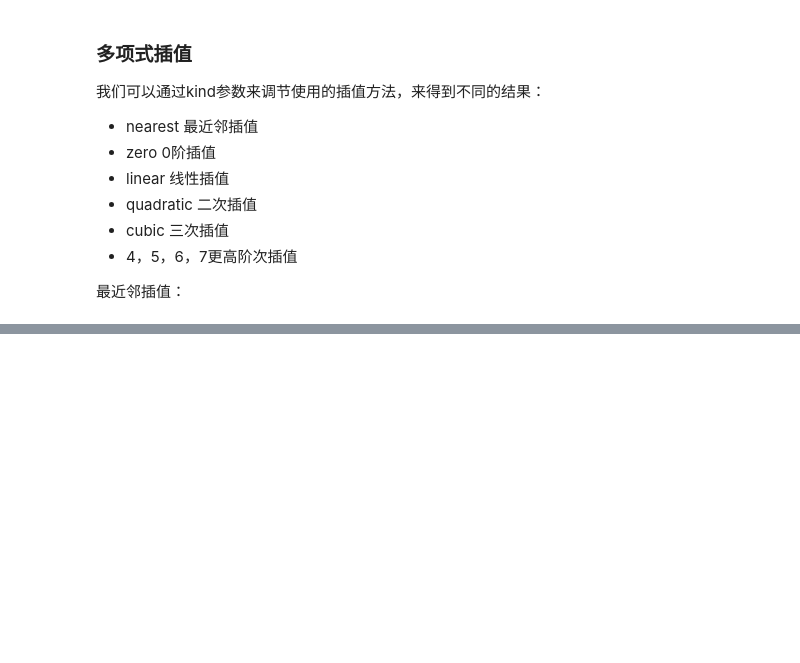
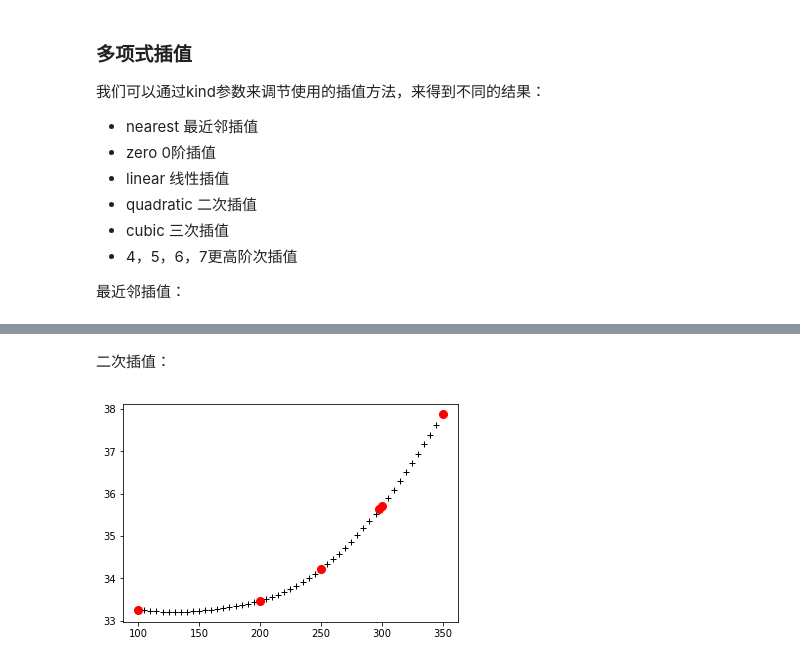
Before and after one commit to koral5408/notes-python, a Jupyter notebook: 04-scipy/04.02 插值.ipynb, the cells around one changed output, grey strips where cells are left out. Drawn from its saved outputs; the diff is of its cells as text; code cells hidden in the pictures; blank space fills up the shorter version.

```diff
--- a/04-scipy/04.02 插值.ipynb
+++ b/04-scipy/04.02 插值.ipynb
@@ -129,0 +144,8 @@ p = plt.plot(data['TK'][1:7],data['Cp'][1:7],'ro',markersize=8)
+# %% [markdown]
+二次插值：
+# %%
+cp_ch4 = interp1d(data['TK'],data['Cp'],kind="quadratic")
+p = plt.plot(T, cp_ch4(T), "k+")
+p = plt.plot(data["TK"][1:7],data['Cp'][1:7], 'ro', markersize=8)
+# %% [output]
+[figure, added]
```
Also changed, not shown: parts of 34 cells of this notebook.
